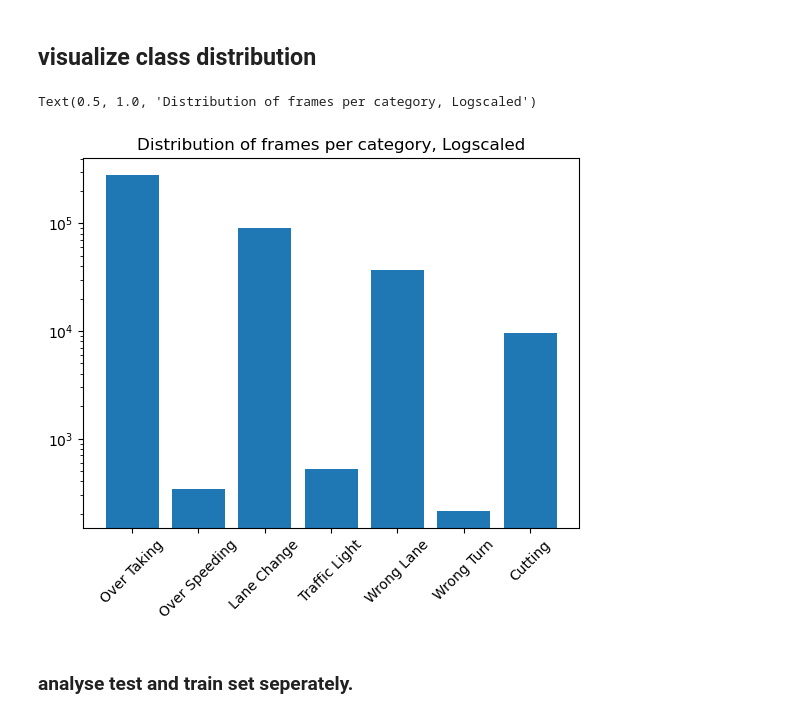
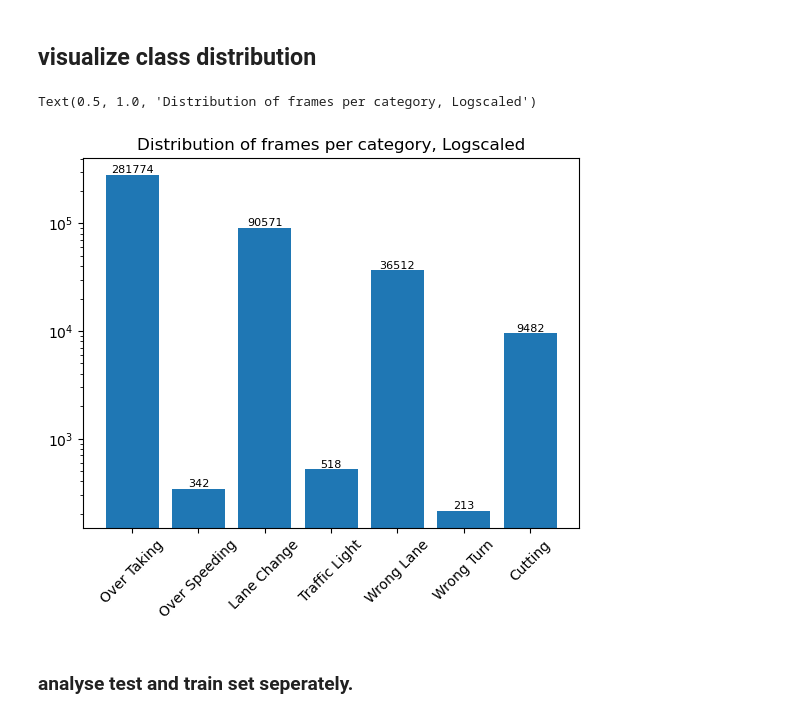
Before and after one commit to unofficial-Jona/assessing_ADB, a Jupyter notebook: dataset_analysis.ipynb, the cells around one changed output. Cells and saved outputs as stored; diff of their text form; code cells hidden in the pictures.

```diff
--- a/dataset_analysis.ipynb
+++ b/dataset_analysis.ipynb
@@ -70,17 +70,25 @@ tensor([1., 1., 1., 1., 1., 1., 1.], dtype=torch.float64)
 # %%
 fig = plt.figure()
 
 ax = fig.add_subplot(1,1,1)
 ax.set_yscale('log')
 cat_names = ['Over Taking', 'Over Speeding', 'Lane Change', 'Traffic Light', 'Wrong Lane', 'Wrong Turn', 'Cutting']
 
 
 ax.bar(cat_names, cat_list)
+
+# Add annotations to each bar
+for bar in ax.patches:
+    height = bar.get_height()
+    ax.text(bar.get_x() + bar.get_width()/2, height,
+            str(int(height)),
+            ha='center', va='bottom', rotation=0, color='black', fontsize=8)
+
 plt.xticks(rotation = 45)
 plt.title('Distribution of frames per category, Logscaled')
 # %% [output]
 Text(0.5, 1.0, 'Distribution of frames per category, Logscaled')
-[figure, old version]
+[figure, new version]
 # %% [markdown]
 ### analyse test and train set seperately.
 # %%
```
Also changed, not shown: parts of 2 cells of this notebook, 3 other files.
